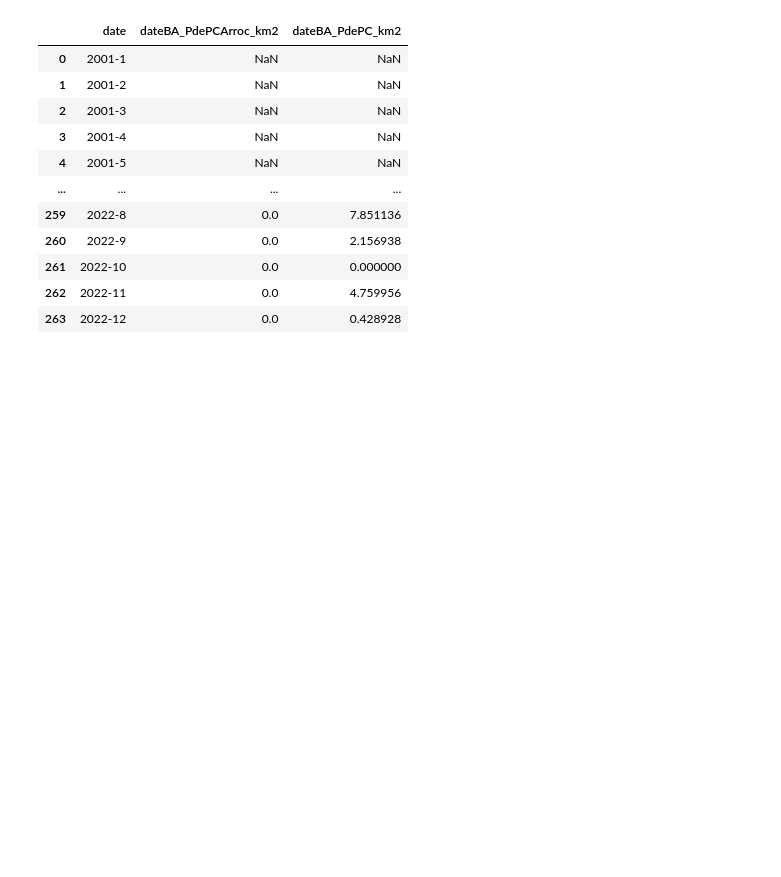
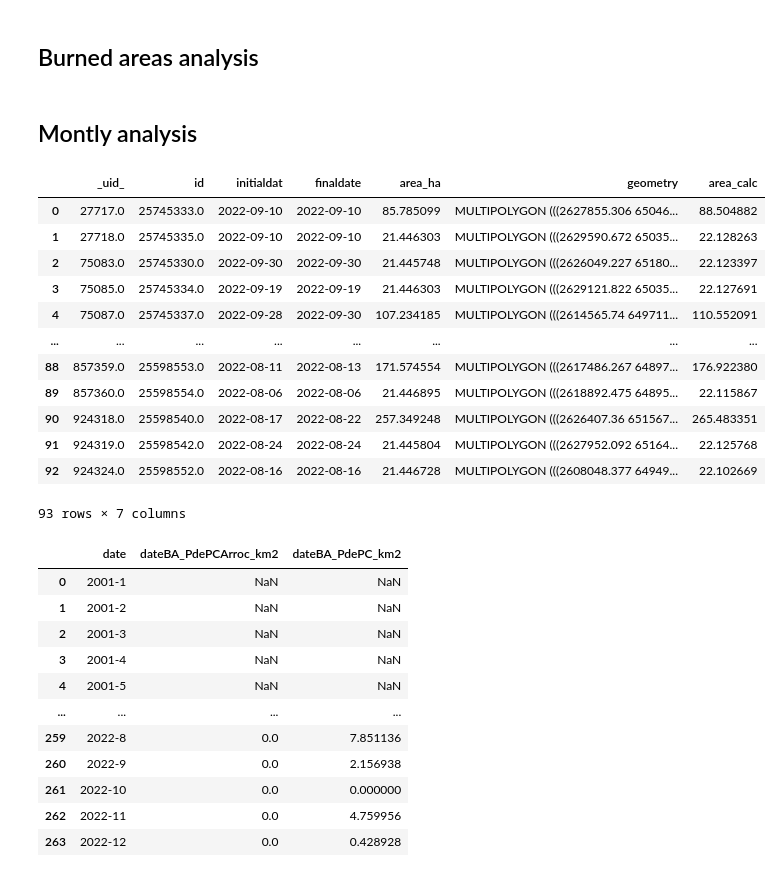
Before and after one commit to francobarrionuevoenv21/ClusteringPaddyFields_Fires_SanJavier, a Jupyter notebook: Code_BA/BurnedArea_MODIS.ipynb, the cells around one changed output. Cells and saved outputs as stored; diff of their text form; code cells hidden in the pictures; blank space fills up the shorter version.

```diff
--- a/Code_BA/BurnedArea_MODIS.ipynb
+++ b/Code_BA/BurnedArea_MODIS.ipynb
@@ -128,0 +48,3 @@ memory usage: 416.0 bytes
+# %%
+# Set CRS to calculate areas in meters
+targetCRS_meters = "EPSG:5343" # POSGAR 2007 / Argentina 1 (EPSG:5343)
@@ -128,0 +65,4 @@ memory usage: 416.0 bytes
+# %% [markdown]
+## Burned areas analysis
+# %% [markdown]
+## Montly analysis
@@ -129 +72,22 @@ memory usage: 416.0 bytes
+# %%
+year = 2022
+test_ba = gpd.read_file(f'/content/MODISdata_clipped_unzipped/{year}.geojson').to_crs(targetCRS_meters)
+# %%
+test_ba['area_calc'] = test_ba.area/1e4
+# %%
+test_ba
+# %% [output]
+|  | _uid_ | id | initialdat | finaldate | area_ha | geometry | area_calc |
+| 0 | 27717.0 | 25745333.0 | 2022-09-10 | 2022-09-10 | 85.785099 | MULTIPOLYGON (((2627855.306 65046... | 88.504882 |
+| 1 | 27718.0 | 25745335.0 | 2022-09-10 | 2022-09-10 | 21.446303 | MULTIPOLYGON (((2629590.672 65035... | 22.128263 |
+| 2 | 75083.0 | 25745330.0 | 2022-09-30 | 2022-09-30 | 21.445748 | MULTIPOLYGON (((2626049.227 65180... | 22.123397 |
+| 3 | 75085.0 | 25745334.0 | 2022-09-19 | 2022-09-19 | 21.446303 | MULTIPOLYGON (((2629121.822 65035... | 22.127691 |
+| 4 | 75087.0 | 25745337.0 | 2022-09-28 | 2022-09-30 | 107.234185 | MULTIPOLYGON (((2614565.74 649711... | 110.552091 |
+| ... | ... | ... | ... | ... | ... | ... | ... |
+| 88 | 857359.0 | 25598553.0 | 2022-08-11 | 2022-08-13 | 171.574554 | MULTIPOLYGON (((2617486.267 64897... | 176.922380 |
+| 89 | 857360.0 | 25598554.0 | 2022-08-06 | 2022-08-06 | 21.446895 | MULTIPOLYGON (((2618892.475 64895... | 22.115867 |
+| 90 | 924318.0 | 25598540.0 | 2022-08-17 | 2022-08-22 | 257.349248 | MULTIPOLYGON (((2626407.36 651567... | 265.483351 |
+| 91 | 924319.0 | 25598542.0 | 2022-08-24 | 2022-08-24 | 21.445804 | MULTIPOLYGON (((2627952.092 65164... | 22.125768 |
+| 92 | 924324.0 | 25598552.0 | 2022-08-16 | 2022-08-16 | 21.446728 | MULTIPOLYGON (((2608048.377 64949... | 22.102669 |
+93 rows × 7 columns
 # %%
```
Also changed, not shown: parts of 21 cells of this notebook.
